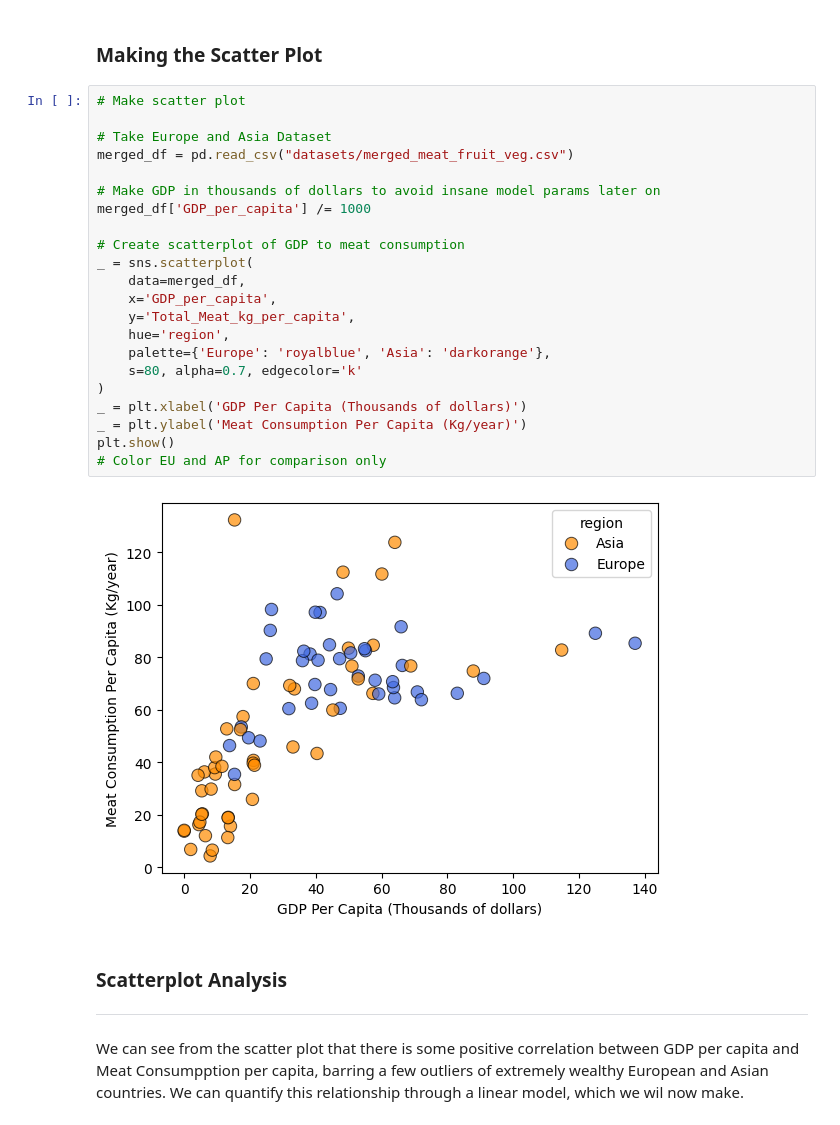
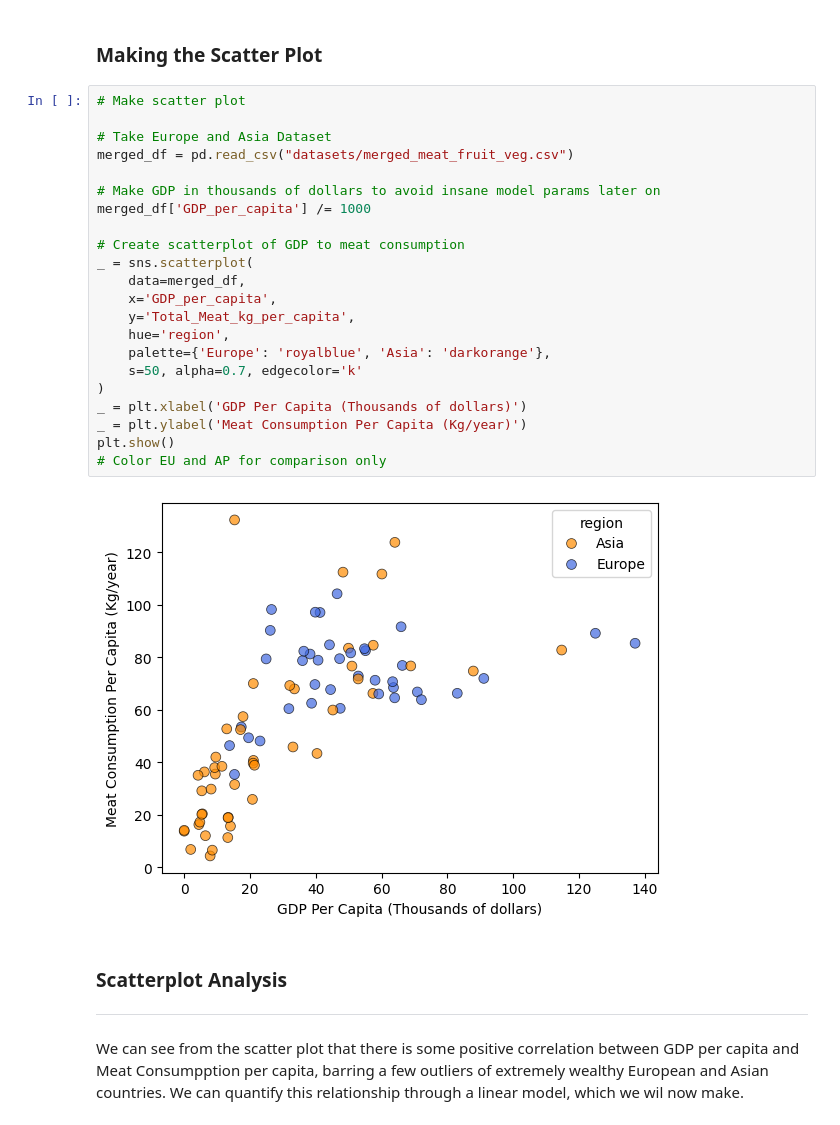
Before and after one commit to Tako870/tddm-ca, a Jupyter notebook: CA.ipynb, the cells around one changed output. Drawn from its saved outputs; the diff is of its cells as text.

```diff
--- a/CA.ipynb
+++ b/CA.ipynb
@@ -817,27 +818,27 @@ Richer countries tend to be able to afford more meat to eat, so there should be
 # %%
 # Make scatter plot
 
 # Take Europe and Asia Dataset
 merged_df = pd.read_csv("datasets/merged_meat_fruit_veg.csv")
 
 # Make GDP in thousands of dollars to avoid insane model params later on
 merged_df['GDP_per_capita'] /= 1000
 
 # Create scatterplot of GDP to meat consumption
 _ = sns.scatterplot(
     data=merged_df,
     x='GDP_per_capita',
     y='Total_Meat_kg_per_capita',
     hue='region',
     palette={'Europe': 'royalblue', 'Asia': 'darkorange'},
-    s=80, alpha=0.7, edgecolor='k'
+    s=50, alpha=0.7, edgecolor='k'
 )
 _ = plt.xlabel('GDP Per Capita (Thousands of dollars)')
 _ = plt.ylabel('Meat Consumption Per Capita (Kg/year)')
 plt.show()
 # Color EU and AP for comparison only
 # %% [output]
-[figure, old version]
+[figure, new version]
 # %% [markdown]
 ### Scatterplot Analysis
 ---
```
Also changed, not shown: parts of 13 cells of this notebook.
